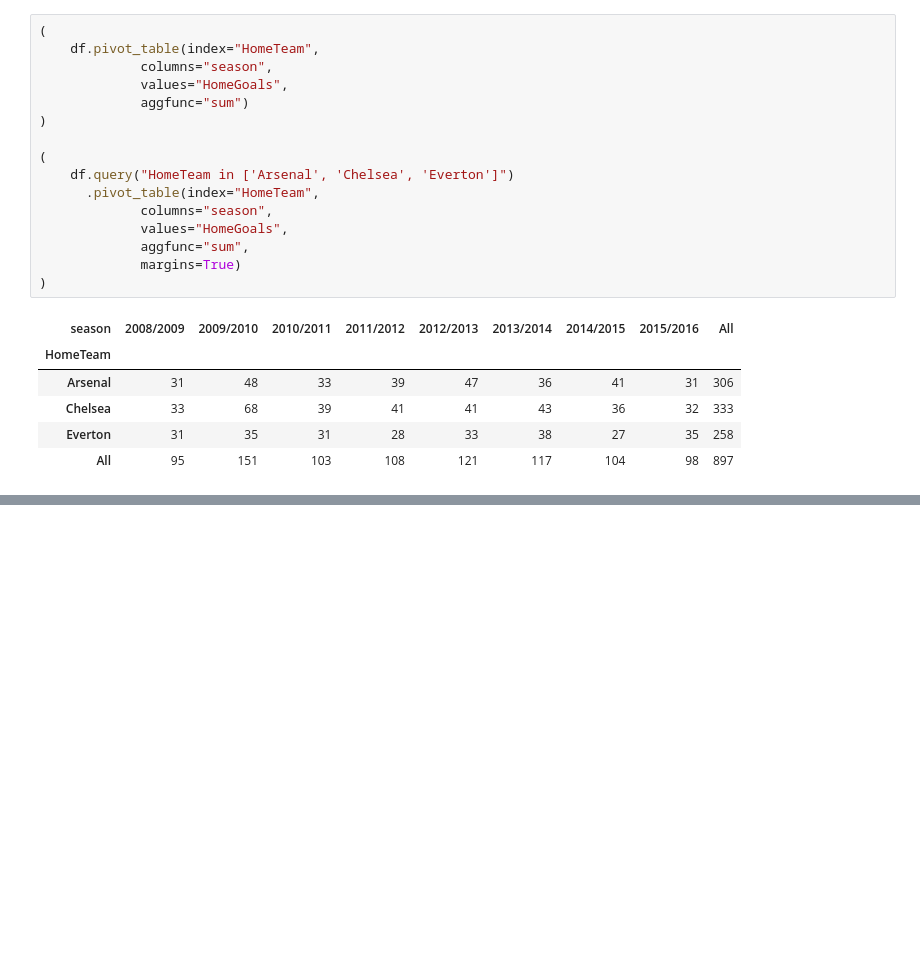
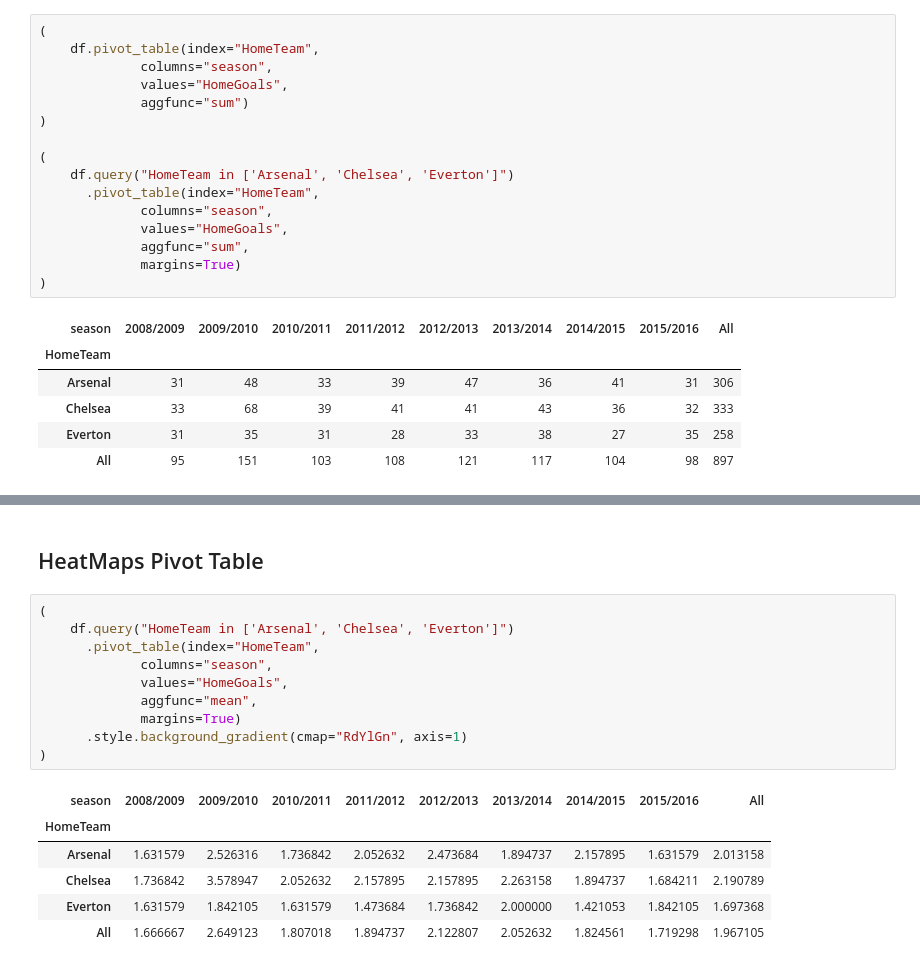
Before and after one commit to Aparecido-Junior/Python_Notebook, a Jupyter notebook: 3_Pandas_Numpy_Maven/04_Grouping.ipynb, the cells around one changed output, grey strips where cells are left out. Drawn from its saved outputs; the diff is of its cells as text; blank space fills up the shorter version.

```diff
--- a/3_Pandas_Numpy_Maven/4_Aggregating_Reshaping/Grouping.ipynb
+++ b/3_Pandas_Numpy_Maven/04_Grouping.ipynb
@@ -275,0 +295,19 @@ df1 = (df.assign(
+# %% [markdown]
+## HeatMaps Pivot Table
+# %%
+(
+    df.query("HomeTeam in ['Arsenal', 'Chelsea', 'Everton']")
+      .pivot_table(index="HomeTeam",
+             columns="season",
+             values="HomeGoals",
+             aggfunc="mean",
+             margins=True)
+      .style.background_gradient(cmap="RdYlGn", axis=1)
+)
+# %% [output]
+| season | 2008/2009 | 2009/2010 | 2010/2011 | 2011/2012 | 2012/2013 | 2013/2014 | 2014/2015 | 2015/2016 | All |
+| HomeTeam |  |  |  |  |  |  |  |  |  |
+| Arsenal | 1.631579 | 2.526316 | 1.736842 | 2.052632 | 2.473684 | 1.894737 | 2.157895 | 1.631579 | 2.013158 |
+| Chelsea | 1.736842 | 3.578947 | 2.052632 | 2.157895 | 2.157895 | 2.263158 | 1.894737 | 1.684211 | 2.190789 |
+| Everton | 1.631579 | 1.842105 | 1.631579 | 1.473684 | 1.736842 | 2.000000 | 1.421053 | 1.842105 | 1.697368 |
+| All | 1.666667 | 2.649123 | 1.807018 | 1.894737 | 2.122807 | 2.052632 | 1.824561 | 1.719298 | 1.967105 |
```
Also changed, not shown: parts of 4 cells of this notebook, 3 other files.
